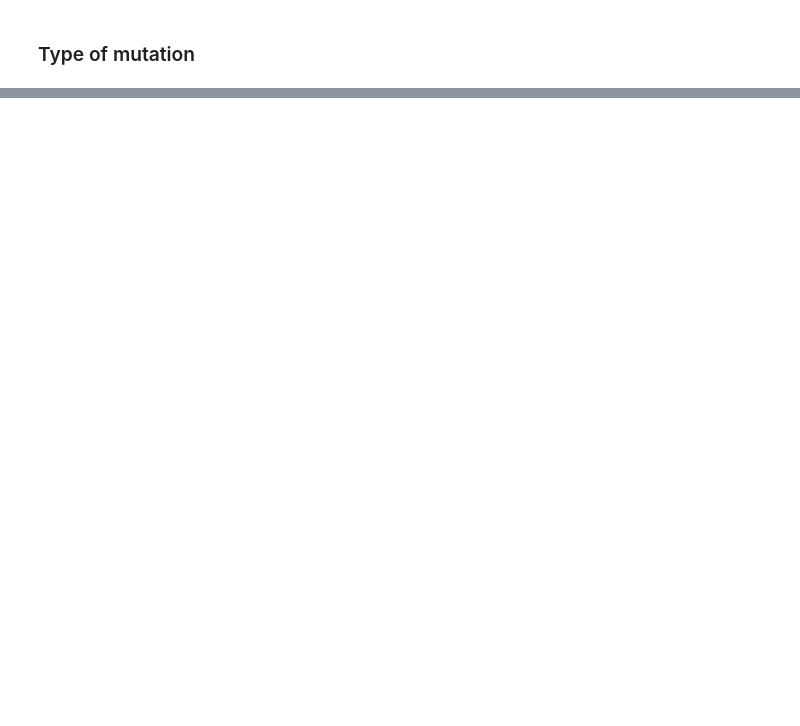
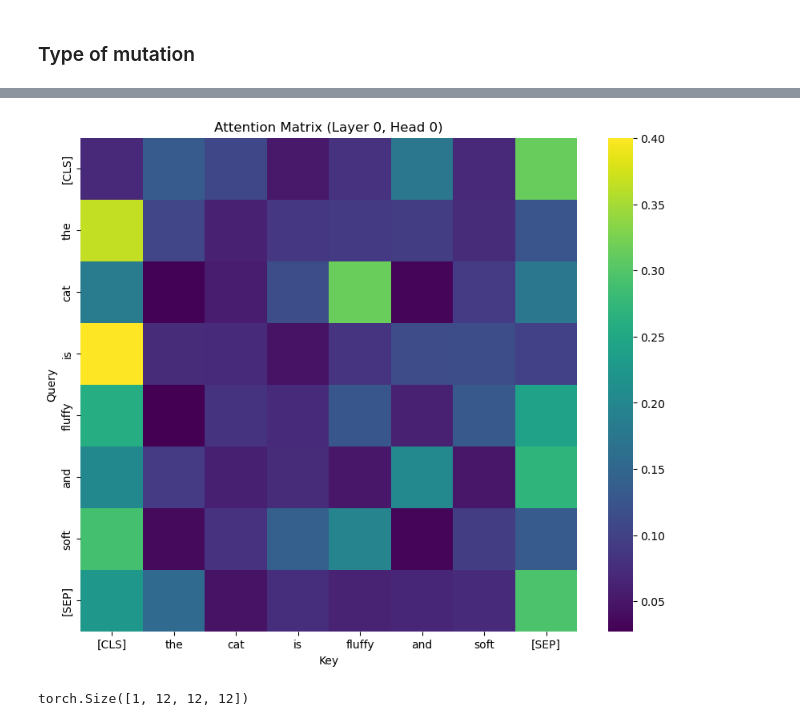
Before and after one commit to Thomasbush9/gfp-structure-prediction, a Jupyter notebook: notebooks/eda.ipynb, the cells around one changed output, grey strips where cells are left out. Saved outputs shown, nothing was run; the diff lists cells and outputs as text; code cells hidden in the pictures; blank space fills up the shorter version.

```diff
--- a/notebooks/eda.ipynb
+++ b/notebooks/eda.ipynb
@@ -131,0 +314,40 @@ plt.show()
+# %%
+# let's try the viz
+import torch
+from transformers import AutoTokenizer, AutoModel
+import matplotlib.pyplot as plt
+import seaborn as sns
+
+# Load pretrained lightweight model and tokenizer
+model_name = "distilbert-base-uncased"
+tokenizer = AutoTokenizer.from_pretrained(model_name)
+model = AutoModel.from_pretrained(model_name, output_attentions=True)
+
+# Your sentence
+sentence = "The cat is fluffy and soft"
+
+# Tokenize input
+inputs = tokenizer(sentence, return_tensors="pt")
+
+# Forward pass
+with torch.no_grad():
+    outputs = model(**inputs)
+
+# Extract attention matrices (layer 0, head 0)
+attentions = outputs.attentions  # List of layers -> [batch, heads, tokens, tokens]
+attention_matrix = attentions[0][0, 0]  # First layer, first head
+
+# Plot
+tokens = tokenizer.convert_ids_to_tokens(inputs["input_ids"][0])
+plt.figure(figsize=(10, 8))
+sns.heatmap(attention_matrix, xticklabels=tokens, yticklabels=tokens, cmap="viridis")
+plt.title("Attention Matrix (Layer 0, Head 0)")
+plt.xlabel("Key")
+plt.ylabel("Query")
+plt.show()
+# %% [output]
+[figure, added]
+# %%
+attentions[0].shape
+# %% [output]
+torch.Size([1, 12, 12, 12])
```
Also changed, not shown: parts of 25 cells of this notebook, 6 other files.
